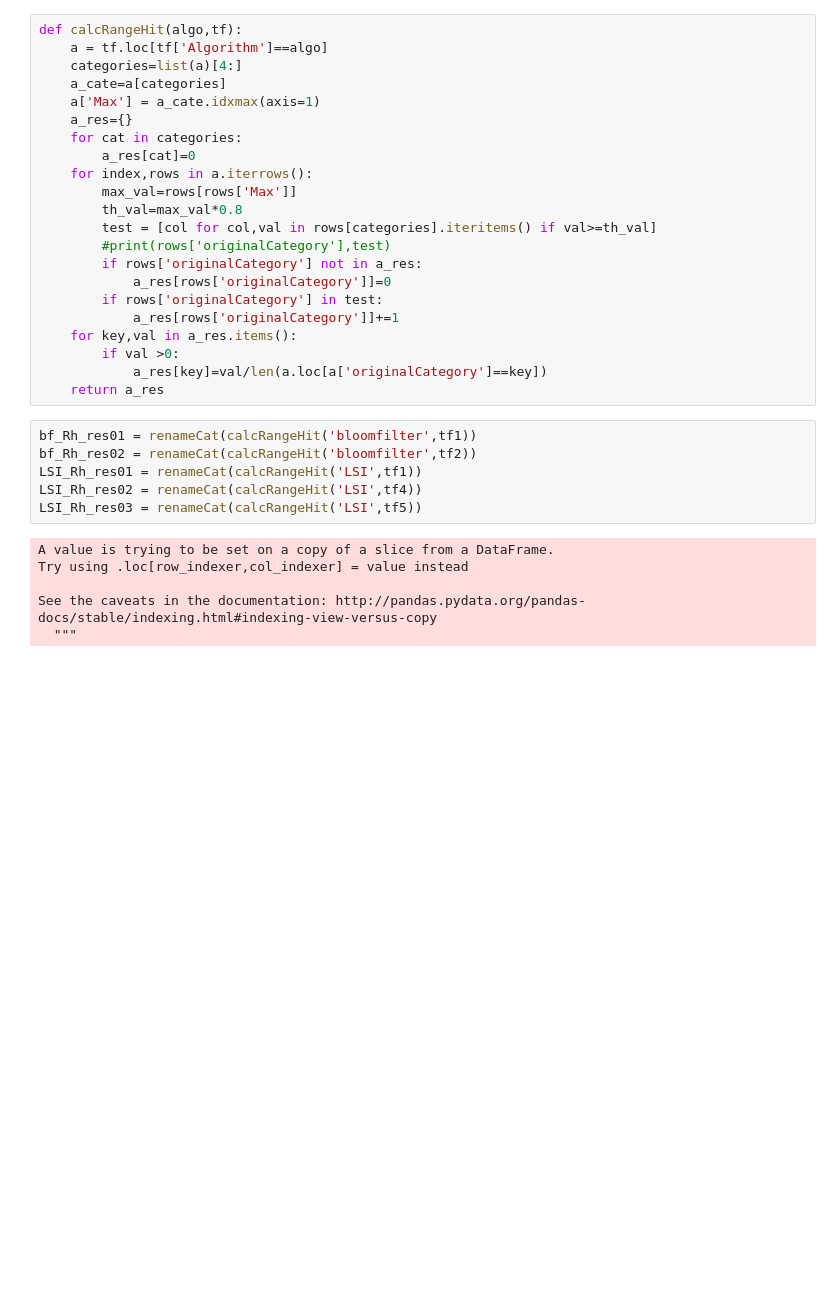
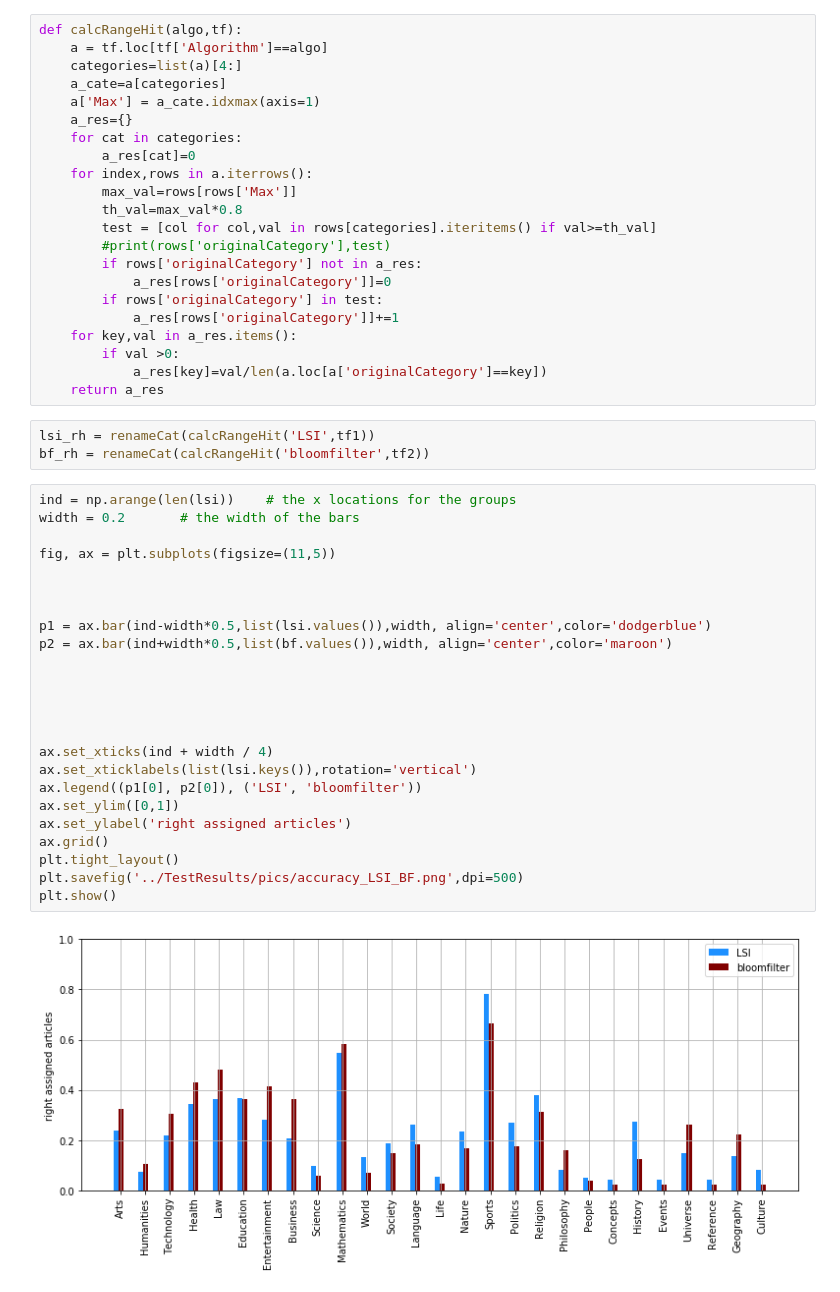
Before and after one commit to haidertom/WikipediaCategorization, a Jupyter notebook: Notebooks/ResultAnalysis.ipynb, the cells around one changed output. Drawn from its saved outputs; the diff is of its cells as text; blank space fills up the shorter version.

```diff
--- a/Notebooks/ResultAnalysis.ipynb
+++ b/Notebooks/ResultAnalysis.ipynb
@@ -114,16 +58,33 @@ def calcRangeHit(algo,tf):
         if val >0:
             a_res[key]=val/len(a.loc[a['originalCategory']==key])
     return a_res
-# %%
-bf_Rh_res01 = renameCat(calcRangeHit('bloomfilter',tf1))
-bf_Rh_res02 = renameCat(calcRangeHit('bloomfilter',tf2))
-LSI_Rh_res01 = renameCat(calcRangeHit('LSI',tf1))
-LSI_Rh_res02 = renameCat(calcRangeHit('LSI',tf4))
-LSI_Rh_res03 = renameCat(calcRangeHit('LSI',tf5))
-# %% [output]
-A value is trying to be set on a copy of a slice from a DataFrame.
-Try using .loc[row_indexer,col_indexer] = value instead
-
-See the caveats in the documentation: http://pandas.pydata.org/pandas-docs/stable/indexing.html#indexing-view-versus-copy
-  """
+# %%
+lsi_rh = renameCat(calcRangeHit('LSI',tf1))
+bf_rh = renameCat(calcRangeHit('bloomfilter',tf2))
+# %%
+ind = np.arange(len(lsi))    # the x locations for the groups
+width = 0.2       # the width of the bars
+
+fig, ax = plt.subplots(figsize=(11,5))
+
+
+
+p1 = ax.bar(ind-width*0.5,list(lsi.values()),width, align='center',color='dodgerblue')
+p2 = ax.bar(ind+width*0.5,list(bf.values()),width, align='center',color='maroon')
+
+
+
+
+
+ax.set_xticks(ind + width / 4)
+ax.set_xticklabels(list(lsi.keys()),rotation='vertical')
+ax.legend((p1[0], p2[0]), ('LSI', 'bloomfilter'))
+ax.set_ylim([0,1])
+ax.set_ylabel('right assigned articles')
+ax.grid()
+plt.tight_layout()
+plt.savefig('../TestResults/pics/accuracy_LSI_BF.png',dpi=500)
+plt.show()
+# %% [output]
+[figure, added]
 # %%
```
Also changed, not shown: parts of 12 cells of this notebook, 6 other files.
